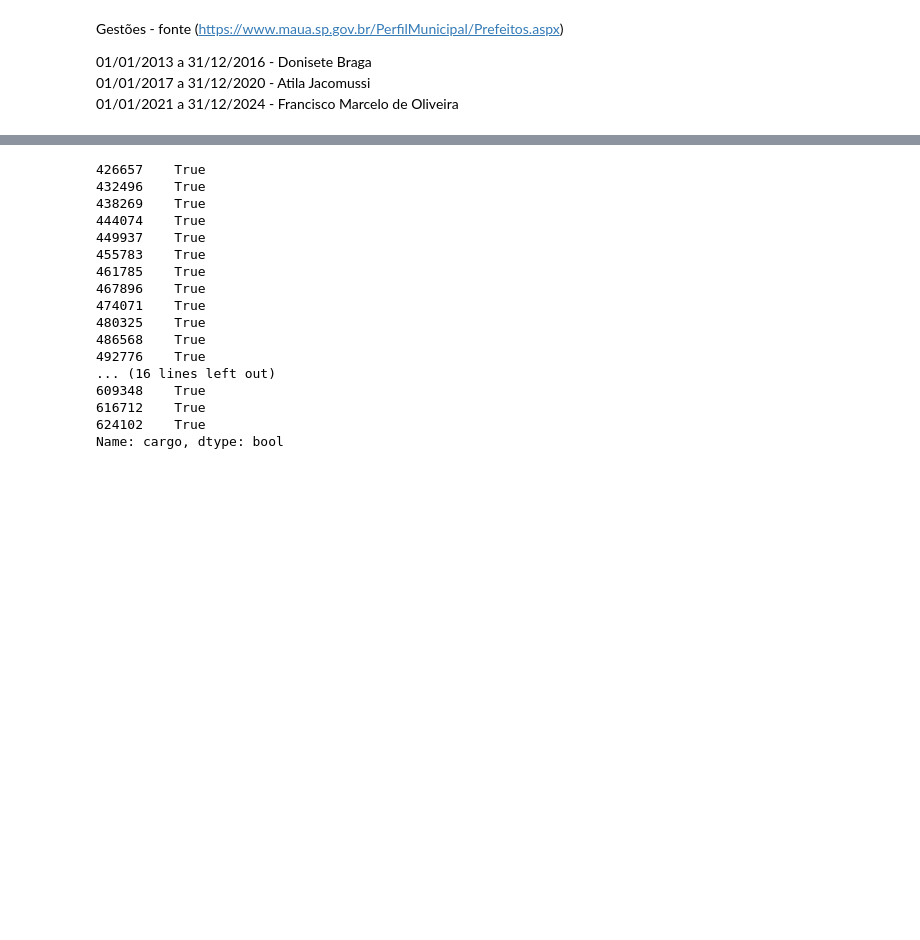
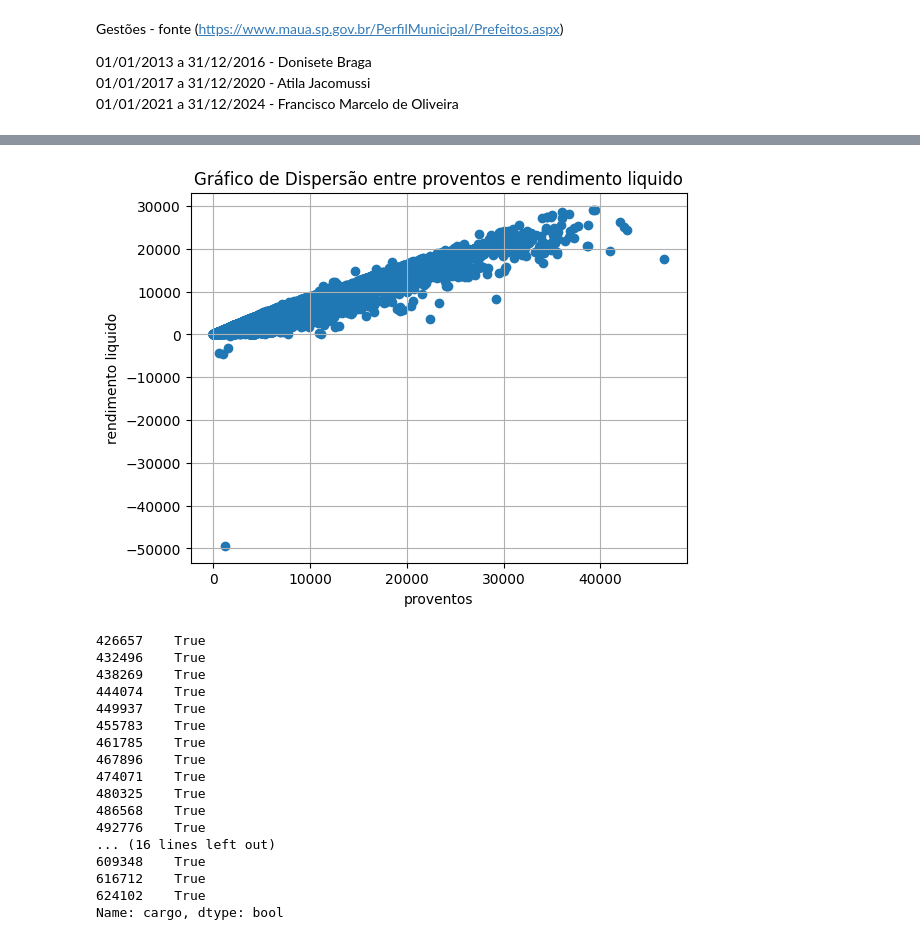
Before and after one commit to wesleyclzns/analisesOrcamentoMaua, a Jupyter notebook: servidoresPrefMaua.IPYNB, the cells around one changed output, grey strips where cells are left out. Saved outputs shown, nothing was run; the diff lists cells and outputs as text; code cells hidden in the pictures; blank space fills up the shorter version.

```diff
--- a/servidoresPrefMaua.IPYNB
+++ b/servidoresPrefMaua.IPYNB
@@ -112,3 +136,13 @@ dfGestaoMarcelo.tail(2)
+# %%
+plt.scatter(dfGestaoMarcelo['proventos'], dfGestaoMarcelo['liquido'])
+
+plt.title(f'Gráfico de Dispersão entre proventos e rendimento liquido')
+plt.xlabel('proventos')
+plt.ylabel('rendimento liquido')
+plt.grid(True)
+plt.show()
+# %% [output]
+[figure, added]
 # %%
 prefeito = df['cargo']=='PREFEITO'
 
```
Also changed, not shown: parts of 5 cells of this notebook.
